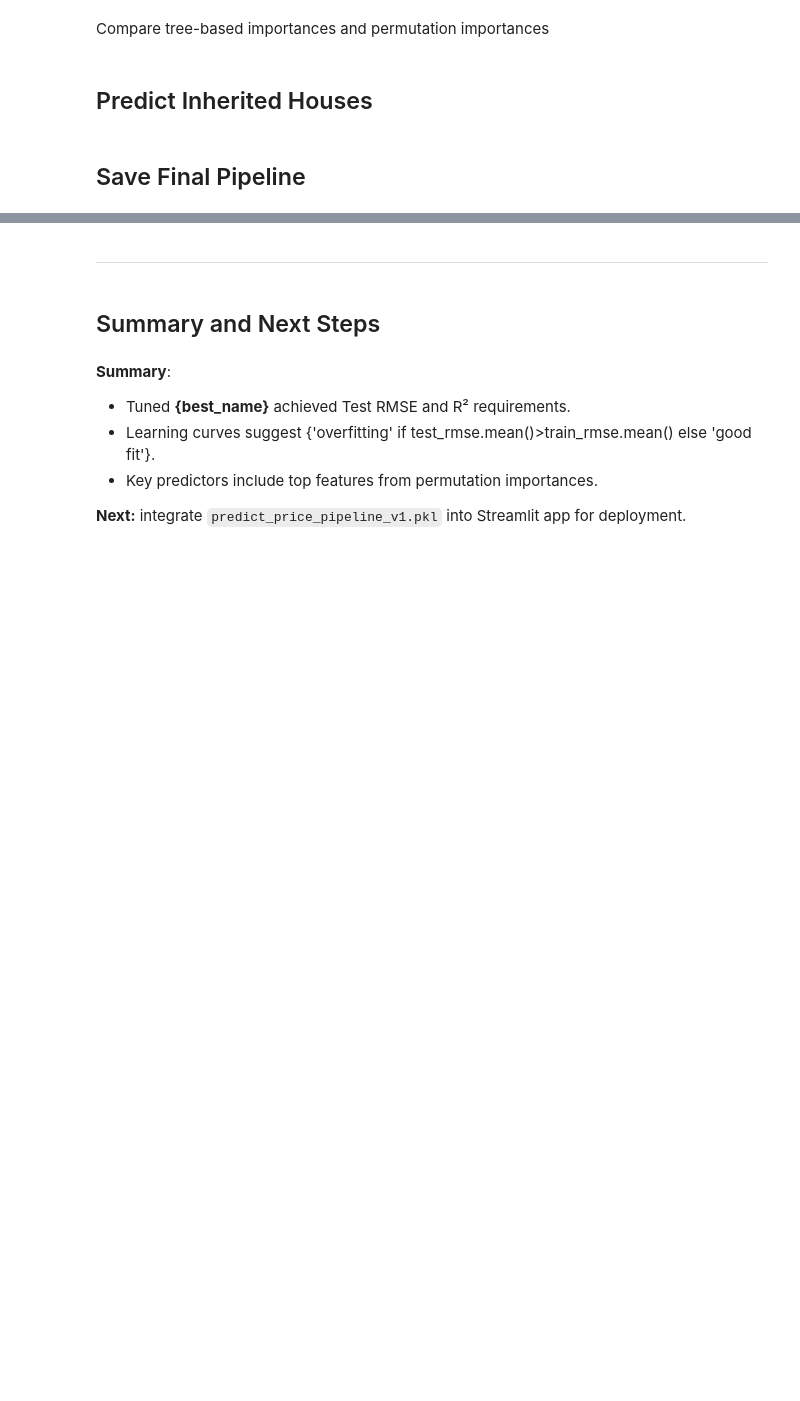
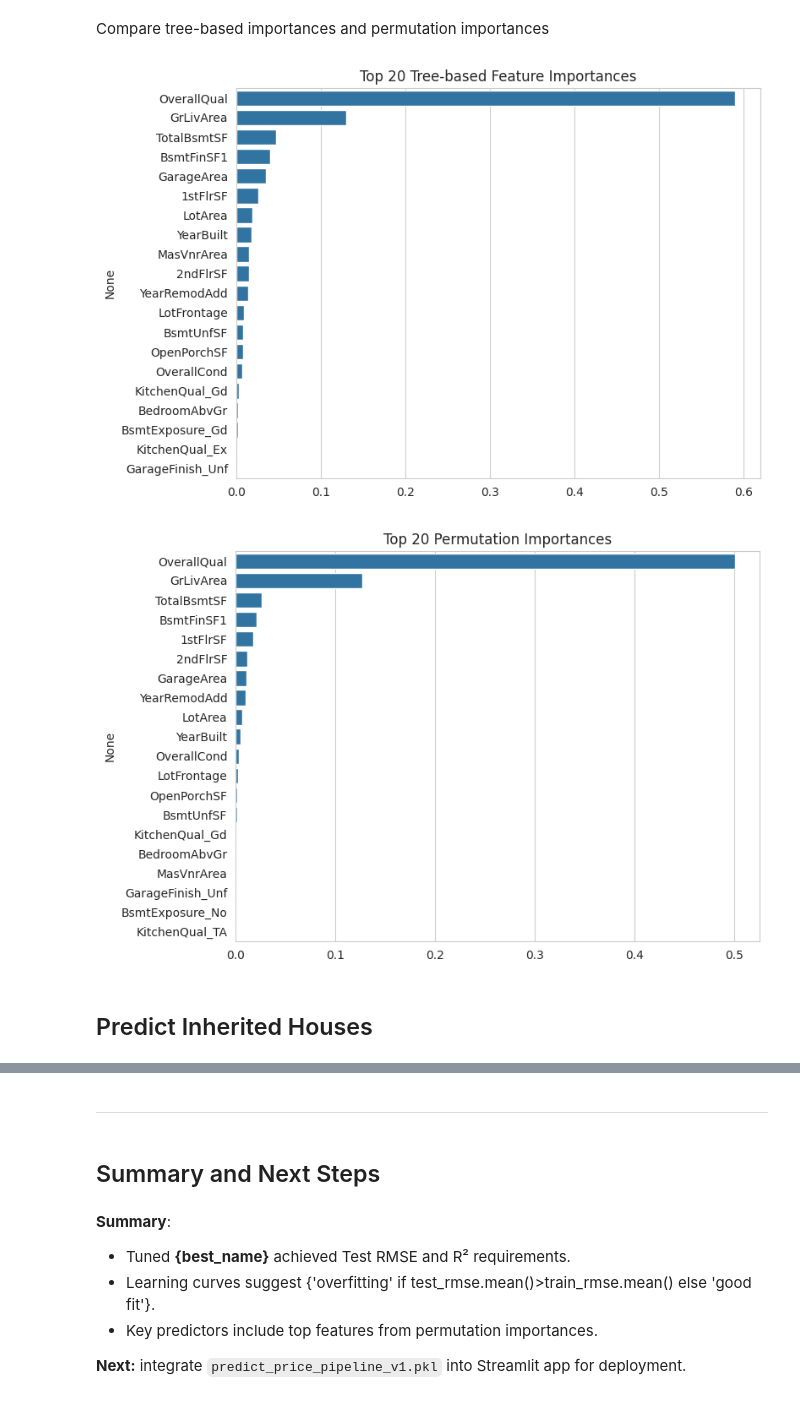
Before and after one commit to micmic210/heritage-housing-issues, a Jupyter notebook: jupyter_notebooks/ModelingAndEvaluation.ipynb, the cells around one changed output, grey strips where cells are left out. Cells and saved outputs as stored; diff of their text form; code cells hidden in the pictures; blank space fills up the shorter version.

```diff
--- a/jupyter_notebooks/ModelingAndEvaluation.ipynb
+++ b/jupyter_notebooks/ModelingAndEvaluation.ipynb
@@ -217,25 +277,27 @@ Compare tree-based importances and permutation importances
 # %%
 # Tree-based
 if hasattr(final_pipe.named_steps["model"], "feature_importances_"):
-    feat_names = X_train.columns
-    tree_imp = final_pipe.named_steps["model"].feature_importances_
-    df_tree = pd.Series(tree_imp, index=feat_names).sort_values(ascending=False)
+    feat_names = X_train_ohe.columns
+    tree_imp   = final_pipe.named_steps["model"].feature_importances_
+    df_tree    = pd.Series(tree_imp, index=feat_names).nlargest(20)
     plt.figure(figsize=(8, 6))
-    sns.barplot(x=df_tree.head(20).values, y=df_tree.head(20).index)
+    sns.barplot(x=df_tree.values, y=df_tree.index)
     plt.title("Top 20 Tree-based Feature Importances")
     plt.savefig("docs/plots/feature_importances_tree.png", bbox_inches="tight")
     plt.show()
-    # Permutation
+
     perm = permutation_importance(
-        final_pipe, X_test, y_test, n_repeats=10, random_state=42, n_jobs=-1
+        final_pipe, X_test_ohe, y_test, n_repeats=10,
+        random_state=42, n_jobs=-1
     )
-    df_perm = pd.Series(perm.importances_mean, index=feat_names).sort_values(
-        ascending=False
-    )
+    df_perm = pd.Series(perm.importances_mean, index=feat_names).nlargest(20)
     plt.figure(figsize=(8, 6))
-    sns.barplot(x=df_perm.head(20).values, y=df_perm.head(20).index)
+    sns.barplot(x=df_perm.values, y=df_perm.index)
     plt.title("Top 20 Permutation Importances")
     plt.savefig("docs/plots/feature_importances_perm.png", bbox_inches="tight")
     plt.show()
+# %% [output]
+[figure, added]
+[figure, added]
 # %% [markdown]
 ## Predict Inherited Houses
@@ -251,2 +303,0 @@ print(f"Total estimated value: ${preds_inh.sum():,}")
-# %% [markdown]
-## Save Final Pipeline
```
Also changed, not shown: parts of 38 cells of this notebook, 5 other files.
